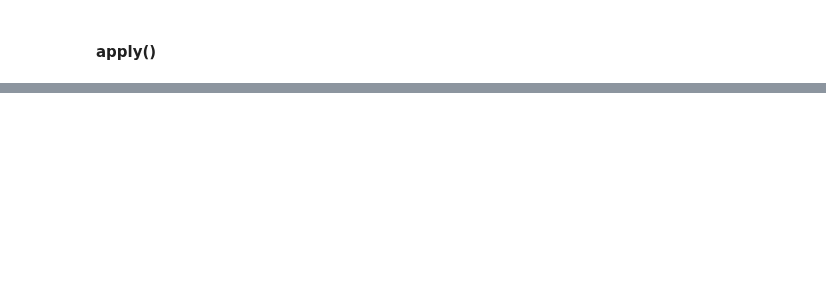
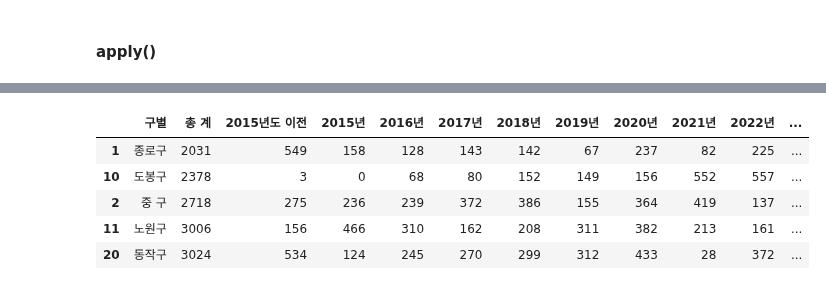
Before and after one commit to solpinetree/ds_study, a Jupyter notebook: source_code/01.Analysis Seoul CCTV.ipynb, the cells around one changed output, grey strips where cells are left out. Saved outputs shown, nothing was run; the diff lists cells and outputs as text; code cells hidden in the pictures; blank space fills up the shorter version.

```diff
--- a/source_code/01.Analysis Seoul CCTV.ipynb
+++ b/source_code/01.Analysis Seoul CCTV.ipynb
@@ -638,0 +656,9 @@ Name: A, dtype: object
+# %%
+CCTV_Seoul.sort_values(by = "총 계").head()
+# %% [output]
+|  | 구별 | 총 계 | 2015년도 이전 | 2015년 | 2016년 | 2017년 | 2018년 | 2019년 | 2020년 | 2021년 | 2022년 | ... |
+| 1 | 종로구 | 2031 | 549 | 158 | 128 | 143 | 142 | 67 | 237 | 82 | 225 | ... |
+| 10 | 도봉구 | 2378 | 3 | 0 | 68 | 80 | 152 | 149 | 156 | 552 | 557 | ... |
+| 2 | 중 구 | 2718 | 275 | 236 | 239 | 372 | 386 | 155 | 364 | 419 | 137 | ... |
+| 11 | 노원구 | 3006 | 156 | 466 | 310 | 162 | 208 | 311 | 382 | 213 | 161 | ... |
+| 20 | 동작구 | 3024 | 534 | 124 | 245 | 270 | 299 | 312 | 433 | 28 | 372 | ... |
```
Also changed, not shown: parts of 74 cells of this notebook.
